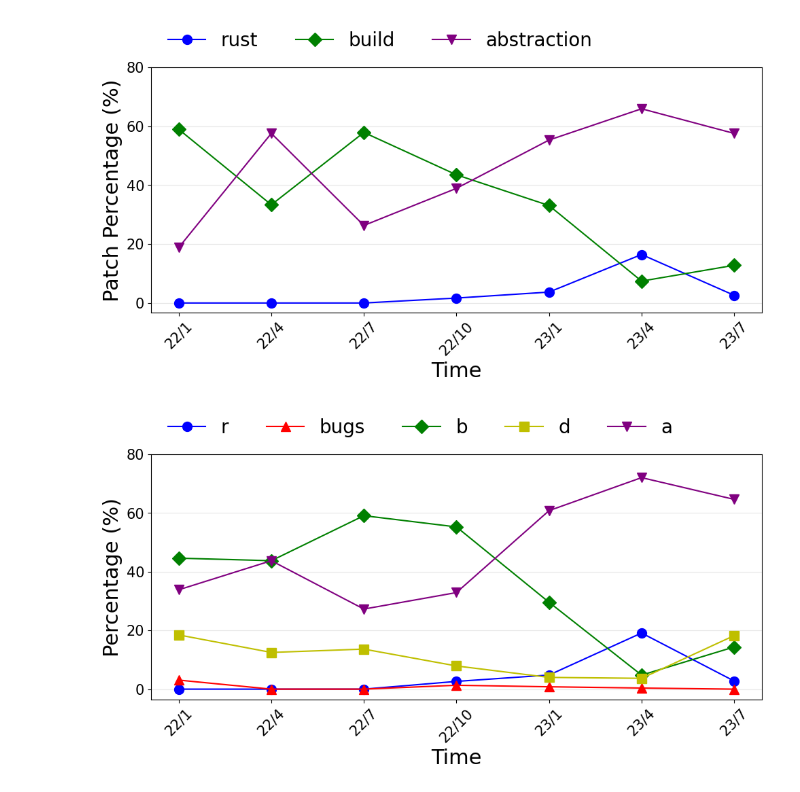
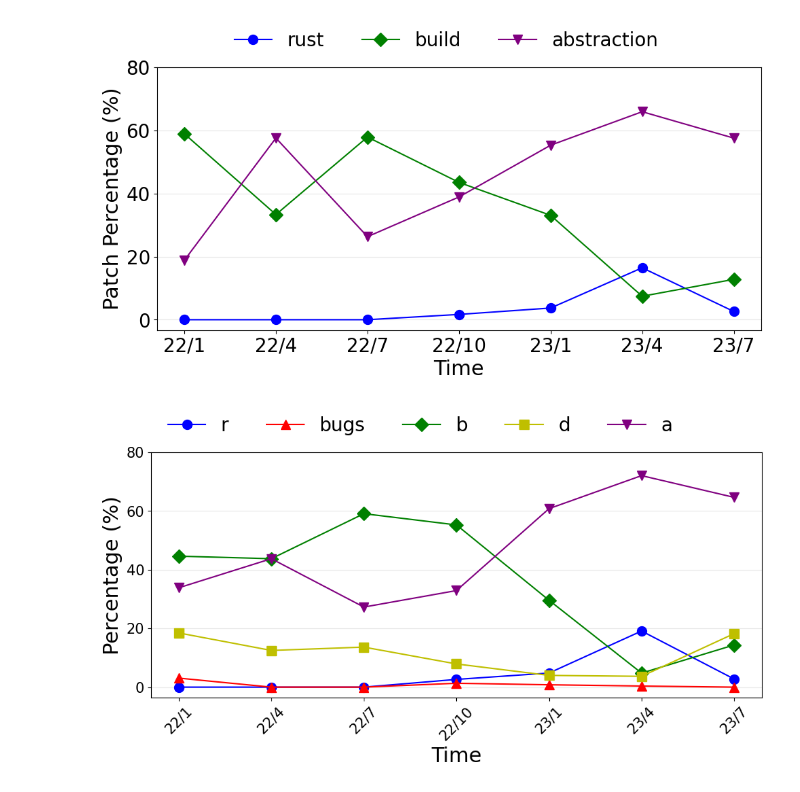
Before and after one commit to Richardhongyu/rfl_empirical_tools, a Jupyter notebook: figures_ppt/figure4.ipynb, the cells around one changed output. Cells and saved outputs as stored; diff of their text form; code cells hidden in the pictures.

```diff
--- a/figures_ppt/figure4.ipynb
+++ b/figures_ppt/figure4.ipynb
@@ -38,37 +38,37 @@ for i, per in enumerate(percentages):
         axs.plot(dates, per, marker=markers[i], linestyle='-', color=colors[i], linewidth=1.5, label=labels_1[i], markersize=10)
 
 # for i, pro in enumerate(process):
 #     axs[1].plot(dates, pro, marker=markers[i], linestyle='-', color=colors[i], linewidth=1.5, label=labels_2[i], markersize=10)
 
 # 设置横轴和纵轴标签
 yticks = np.arange(0,100,20)
 axs.set_xlabel('Time', **label_font_conf)
 axs.set_ylabel('Patch Percentage (%)', **label_font_conf)
 axs.set_yticks(yticks)
 # axs.text(0.5, -0.5, '(a)', transform=axs.transAxes, fontsize=20, va='bottom', ha='center')
 # axs[1].set_xlabel('Time', **label_font_conf)
 # axs[1].set_ylabel('The Merged Process of RFL (%)', **label_font_conf)
 # axs[1].set_yticks(yticks)
 # axs[1].text(0.5, -0.5, '(b)', transform=axs[1].transAxes, fontsize=20, va='bottom', ha='center')
 
 axs.grid(axis='y', alpha=0.3)
 # axs[1].grid(axis='y', alpha=0.3)
 
-axs.tick_params(labelsize=15)
-axs.tick_params(axis='x', rotation=45)
+axs.tick_params(labelsize=20)
+# axs.tick_params(axis='x', rotation=45)
 # axs[1].tick_params(labelsize=15)
 # axs[1].tick_params(axis='x', rotation=45)
 # axs[1].tick_params(axis='y', labelleft=False, left=False)
 
 # 显示图形
 plt.tight_layout()
 # axs.legend(loc='lower left', ncol=5, bbox_to_anchor=(0, 1), frameon=False, columnspacing=2, fontsize=20)
-axs.legend(loc='lower left', ncol=5, bbox_to_anchor=(0, 1), frameon=False, columnspacing=2, fontsize=20)
+axs.legend(loc='lower left', ncol=5, bbox_to_anchor=(0.1, 1), frameon=False, columnspacing=2, fontsize=20)
 # axs[1].legend(loc='lower left', ncol=1, bbox_to_anchor=(0.1, 1), frameon=False, columnspacing=2, fontsize=20)
 # plt.show()
 plt.savefig('./figure4.pdf', bbox_inches="tight")
 # %% [output]
-[figure, old version]
+[figure, new version]
 # %%
 import matplotlib.pyplot as plt
 import numpy as np
```
Also changed, not shown: 5 other files.
